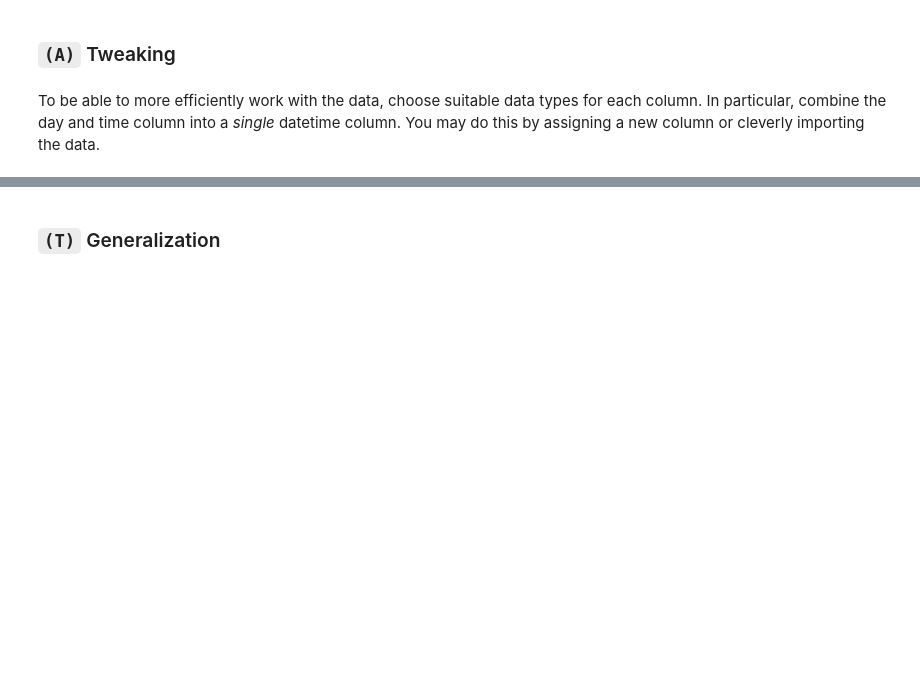
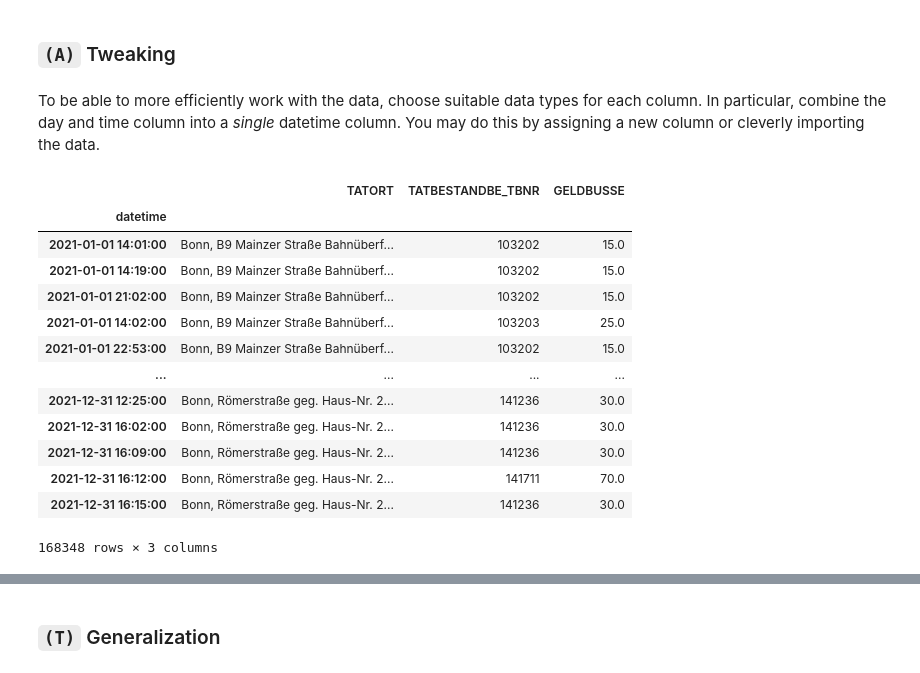
Before and after one commit to TimJoest/Datascience_2, a Jupyter notebook: MNM/Vorlesung/Pandas/Traffic_Fines_Aachen.ipynb, the cells around one changed output, grey strips where cells are left out. Saved outputs shown, nothing was run; the diff lists cells and outputs as text; code cells hidden in the pictures; blank space fills up the shorter version.

```diff
--- a/MNM/Vorlesung/Pandas/Traffic_Fines_Aachen.ipynb
+++ b/MNM/Vorlesung/Pandas/Traffic_Fines_Aachen.ipynb
@@ -63,6 +91,28 @@ From the URL given above, import the full dataset and get an overview as well as
 # %% [markdown]
 To be able to more efficiently work with the data, choose suitable data types for each column. In particular, combine the day and time column into a *single* datetime column. You may do this by assigning a new column or cleverly importing the data.
 # %%
-...
+df = (df
+        .assign(datetime = pd.to_datetime(df.TATTAG, format="%d.%m.%Y")
+                + pd.to_timedelta(df.TATZEIT // 100, unit="h")
+                + pd.to_timedelta(df.TATZEIT % 100, unit="m"))
+        .drop(columns=["TATTAG", "TATZEIT"])
+      )
+df = df.set_index("datetime")
+df
+# %% [output]
+|  | TATORT | TATBESTANDBE_TBNR | GELDBUSSE |
+| datetime |  |  |  |
+| 2021-01-01 14:01:00 | Bonn, B9 Mainzer Straße Bahnüberf... | 103202 | 15.0 |
+| 2021-01-01 14:19:00 | Bonn, B9 Mainzer Straße Bahnüberf... | 103202 | 15.0 |
+| 2021-01-01 21:02:00 | Bonn, B9 Mainzer Straße Bahnüberf... | 103202 | 15.0 |
+| 2021-01-01 14:02:00 | Bonn, B9 Mainzer Straße Bahnüberf... | 103203 | 25.0 |
+| 2021-01-01 22:53:00 | Bonn, B9 Mainzer Straße Bahnüberf... | 103202 | 15.0 |
+| ... | ... | ... | ... |
+| 2021-12-31 12:25:00 | Bonn, Römerstraße geg. Haus-Nr. 2... | 141236 | 30.0 |
+| 2021-12-31 16:02:00 | Bonn, Römerstraße geg. Haus-Nr. 2... | 141236 | 30.0 |
+| 2021-12-31 16:09:00 | Bonn, Römerstraße geg. Haus-Nr. 2... | 141236 | 30.0 |
+| 2021-12-31 16:12:00 | Bonn, Römerstraße geg. Haus-Nr. 2... | 141711 | 70.0 |
+| 2021-12-31 16:15:00 | Bonn, Römerstraße geg. Haus-Nr. 2... | 141236 | 30.0 |
+168348 rows × 3 columns
 # %%
 ...
```
Also changed, not shown: parts of 13 cells of this notebook.
